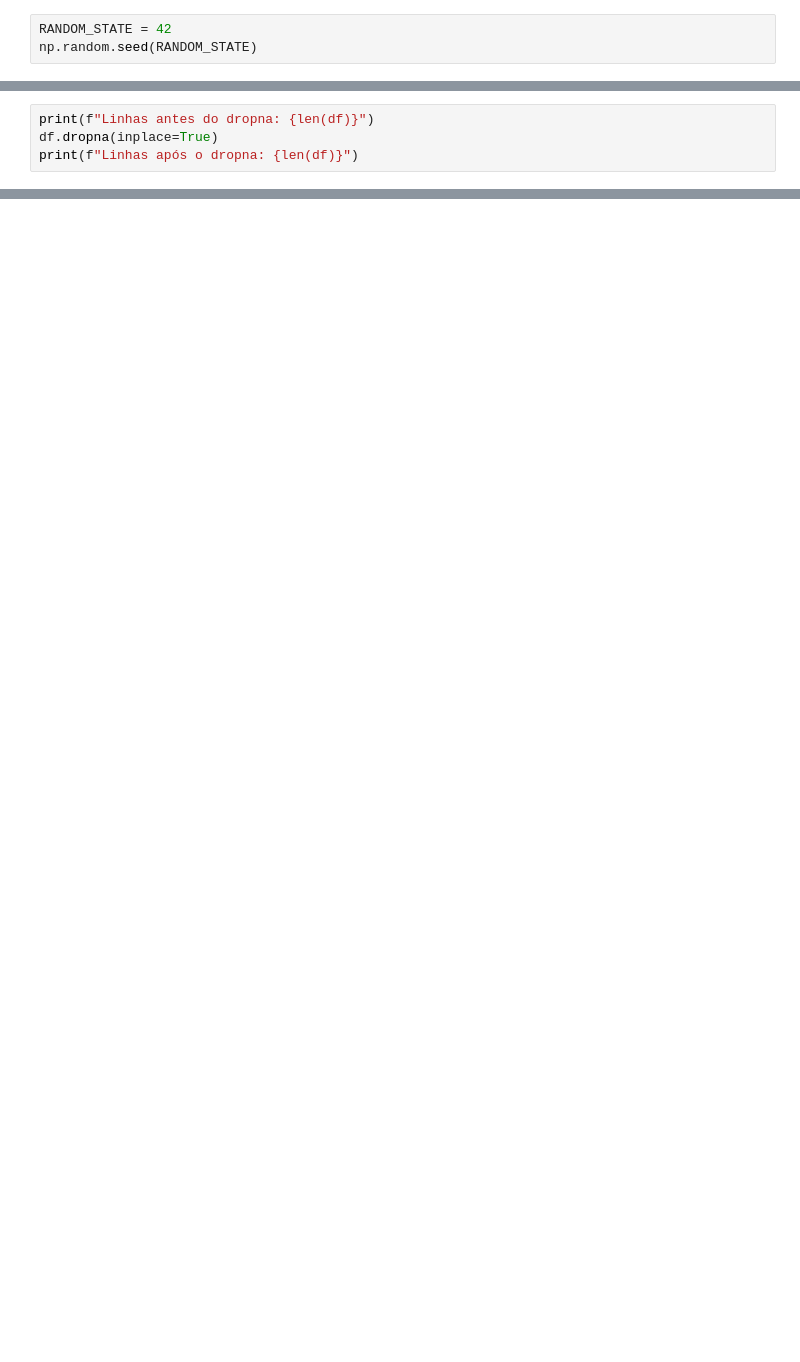
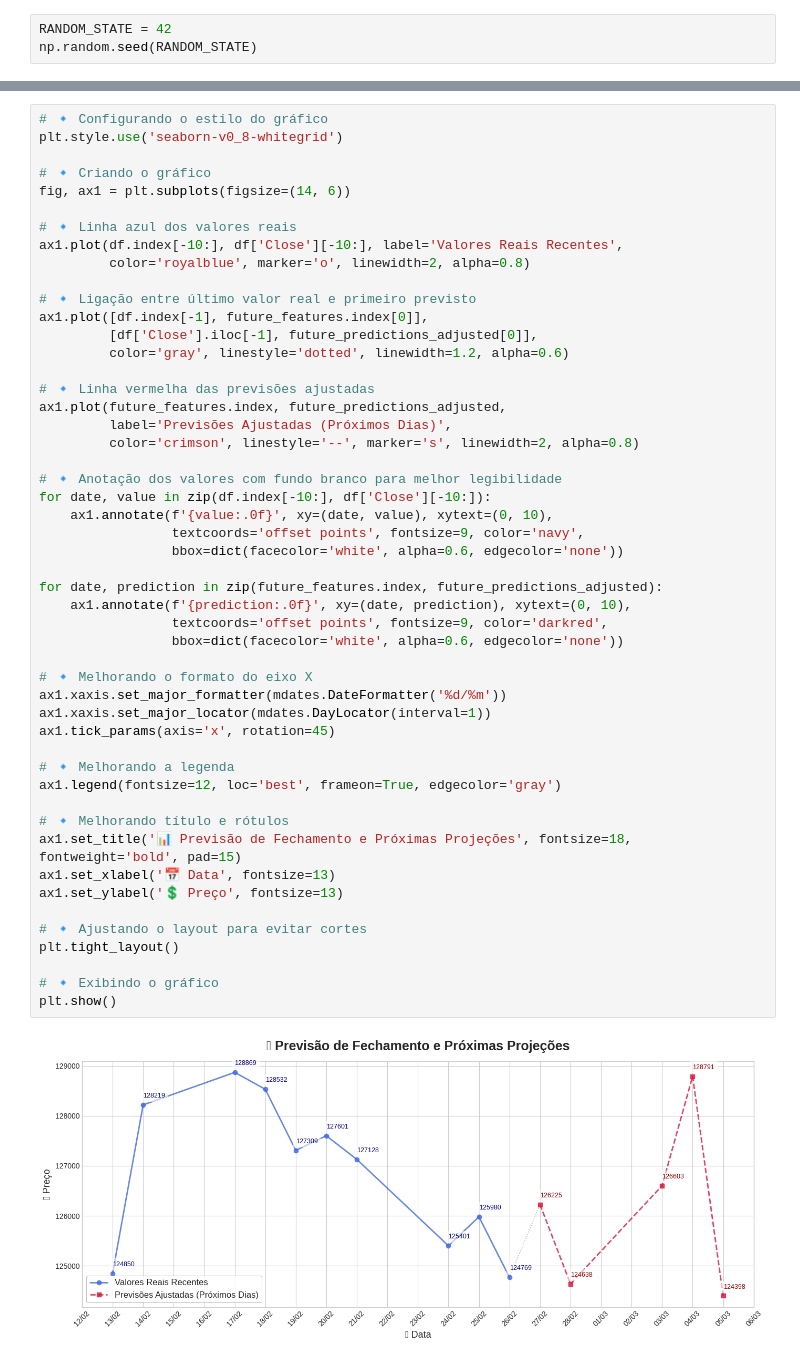
Before and after one commit to laribar/TechChallenge2, a Jupyter notebook: TechChallenge_2_Rev01.ipynb, the cells around one changed output, grey strips where cells are left out. Cells and saved outputs as stored; diff of their text form; blank space fills up the shorter version.

```diff
--- a/TechChallenge_2_Rev01.ipynb
+++ b/TechChallenge_2_Rev01.ipynb
@@ -122,4 +105,0 @@ y_train, y_test = y.iloc[:train_size], y.iloc[train_size:]
-# %%
-print(f"Linhas antes do dropna: {len(df)}")
-df.dropna(inplace=True)
-print(f"Linhas após o dropna: {len(df)}")
@@ -195,0 +162,52 @@ R²: 0.8892
+# %%
+# 🔹 Configurando o estilo do gráfico
+plt.style.use('seaborn-v0_8-whitegrid')
+
+# 🔹 Criando o gráfico
+fig, ax1 = plt.subplots(figsize=(14, 6))
+
+# 🔹 Linha azul dos valores reais
+ax1.plot(df.index[-10:], df['Close'][-10:], label='Valores Reais Recentes',
+         color='royalblue', marker='o', linewidth=2, alpha=0.8)
+
+# 🔹 Ligação entre último valor real e primeiro previsto
+ax1.plot([df.index[-1], future_features.index[0]],
+         [df['Close'].iloc[-1], future_predictions_adjusted[0]],
+         color='gray', linestyle='dotted', linewidth=1.2, alpha=0.6)
+
+# 🔹 Linha vermelha das previsões ajustadas
+ax1.plot(future_features.index, future_predictions_adjusted,
+         label='Previsões Ajustadas (Próximos Dias)',
+         color='crimson', linestyle='--', marker='s', linewidth=2, alpha=0.8)
+
+# 🔹 Anotação dos valores com fundo branco para melhor legibilidade
+for date, value in zip(df.index[-10:], df['Close'][-10:]):
+    ax1.annotate(f'{value:.0f}', xy=(date, value), xytext=(0, 10),
+                 textcoords='offset points', fontsize=9, color='navy',
+                 bbox=dict(facecolor='white', alpha=0.6, edgecolor='none'))
+
+for date, prediction in zip(future_features.index, future_predictions_adjusted):
+    ax1.annotate(f'{prediction:.0f}', xy=(date, prediction), xytext=(0, 10),
+                 textcoords='offset points', fontsize=9, color='darkred',
+                 bbox=dict(facecolor='white', alpha=0.6, edgecolor='none'))
+
+# 🔹 Melhorando o formato do eixo X
+ax1.xaxis.set_major_formatter(mdates.DateFormatter('%d/%m'))
+ax1.xaxis.set_major_locator(mdates.DayLocator(interval=1))
+ax1.tick_params(axis='x', rotation=45)
+
+# 🔹 Melhorando a legenda
+ax1.legend(fontsize=12, loc='best', frameon=True, edgecolor='gray')
+
+# 🔹 Melhorando título e rótulos
+ax1.set_title('📊 Previsão de Fechamento e Próximas Projeções', fontsize=18, fontweight='bold', pad=15)
+ax1.set_xlabel('📅 Data', fontsize=13)
+ax1.set_ylabel('💲 Preço', fontsize=13)
+
+# 🔹 Ajustando o layout para evitar cortes
+plt.tight_layout()
+
+# 🔹 Exibindo o gráfico
+plt.show()
+# %% [output]
+[figure, added]
```
Also changed, not shown: parts of 11 cells of this notebook.
